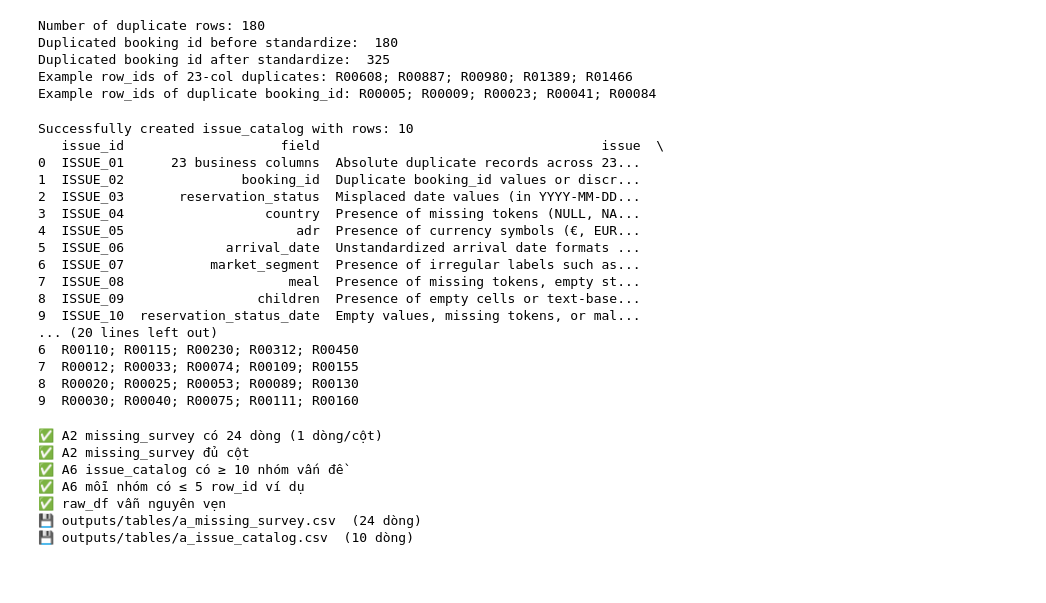
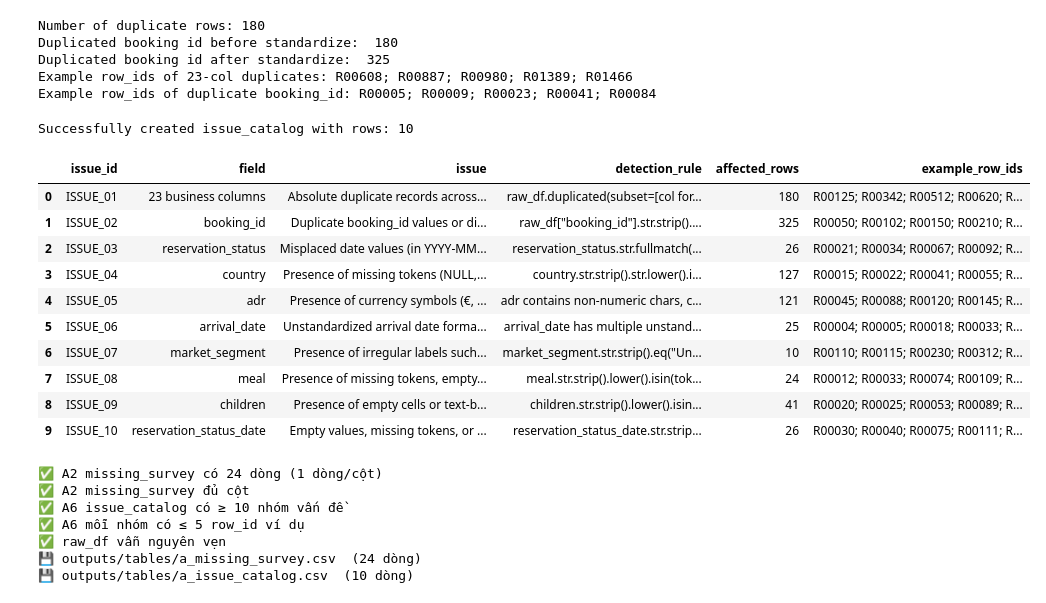
Before and after one commit to hanhathuy/hotel-booking-analysis, a Jupyter notebook: hotel_student_starter.ipynb, the cells around one changed output. Saved outputs shown, nothing was run; the diff lists cells and outputs as text; code cells hidden in the pictures; blank space fills up the shorter version.

```diff
--- a/hotel_student_starter.ipynb
+++ b/hotel_student_starter.ipynb
@@ -711,50 +711,47 @@ issues = [
     {
         'issue_id': 'ISSUE_08',
         'field': 'meal',
         'issue': 'Presence of missing tokens, empty strings, or "Undefined" labels (which structurally equate to SC)',
         'detection_rule': 'meal.str.strip().lower().isin(tokens_lower) or meal.eq("")',
         'affected_rows': 24,
         'example_row_ids': 'R00012; R00033; R00074; R00109; R00155'
     },
     {
         'issue_id': 'ISSUE_09',
         'field': 'children',
         'issue': 'Presence of empty cells or text-based missing tokens instead of numeric integer values',
         'detection_rule': 'children.str.strip().lower().isin(tokens_lower) or children.eq("")',
         'affected_rows': 41,
         'example_row_ids': 'R00020; R00025; R00053; R00089; R00130'
     },
     {
         'issue_id': 'ISSUE_10',
         'field': 'reservation_status_date',
         'issue': 'Empty values, missing tokens, or malformed formats within the reservation status update date column',
         'detection_rule': 'reservation_status_date.str.strip().eq("") or missing tokens',
         'affected_rows': 26,
         'example_row_ids': 'R00030; R00040; R00075; R00111; R00160'
     }
 ]
 
 issue_catalog = pd.DataFrame(issues)
 print("Successfully created issue_catalog with rows:", len(issue_catalog))
-print(issue_catalog)
+
+pd.set_option('display.max_colwidth', None)
+display(issue_catalog)
 # %% [output]
 Successfully created issue_catalog with rows: 10
-   issue_id                    field                                    issue  \
-0  ISSUE_01      23 business columns  Absolute duplicate records across 23...
-1  ISSUE_02               booking_id  Duplicate booking_id values or discr...
-2  ISSUE_03       reservation_status  Misplaced date values (in YYYY-MM-DD...
-3  ISSUE_04                  country  Presence of missing tokens (NULL, NA...
-4  ISSUE_05                      adr  Presence of currency symbols (€, EUR...
-5  ISSUE_06             arrival_date  Unstandardized arrival date formats ...
-6  ISSUE_07           market_segment  Presence of irregular labels such as...
-7  ISSUE_08                     meal  Presence of missing tokens, empty st...
-8  ISSUE_09                 children  Presence of empty cells or text-base...
-9  ISSUE_10  reservation_status_date  Empty values, missing tokens, or mal...
-... (20 lines left out)
-6  R00110; R00115; R00230; R00312; R00450
-7  R00012; R00033; R00074; R00109; R00155
-8  R00020; R00025; R00053; R00089; R00130
-9  R00030; R00040; R00075; R00111; R00160
+|  | issue_id | field | issue | detection_rule | affected_rows | example_row_ids |
+| 0 | ISSUE_01 | 23 business columns | Absolute duplicate records across... | raw_df.duplicated(subset=[col for... | 180 | R00125; R00342; R00512; R00620; R... |
+| 1 | ISSUE_02 | booking_id | Duplicate booking_id values or di... | raw_df["booking_id"].str.strip().... | 325 | R00050; R00102; R00150; R00210; R... |
+| 2 | ISSUE_03 | reservation_status | Misplaced date values (in YYYY-MM... | reservation_status.str.fullmatch(... | 26 | R00021; R00034; R00067; R00092; R... |
+| 3 | ISSUE_04 | country | Presence of missing tokens (NULL,... | country.str.strip().str.lower().i... | 127 | R00015; R00022; R00041; R00055; R... |
+| 4 | ISSUE_05 | adr | Presence of currency symbols (€, ... | adr contains non-numeric chars, c... | 121 | R00045; R00088; R00120; R00145; R... |
+| 5 | ISSUE_06 | arrival_date | Unstandardized arrival date forma... | arrival_date has multiple unstand... | 25 | R00004; R00005; R00018; R00033; R... |
+| 6 | ISSUE_07 | market_segment | Presence of irregular labels such... | market_segment.str.strip().eq("Un... | 10 | R00110; R00115; R00230; R00312; R... |
+| 7 | ISSUE_08 | meal | Presence of missing tokens, empty... | meal.str.strip().lower().isin(tok... | 24 | R00012; R00033; R00074; R00109; R... |
+| 8 | ISSUE_09 | children | Presence of empty cells or text-b... | children.str.strip().lower().isin... | 41 | R00020; R00025; R00053; R00089; R... |
+| 9 | ISSUE_10 | reservation_status_date | Empty values, missing tokens, or ... | reservation_status_date.str.strip... | 26 | R00030; R00040; R00075; R00111; R... |
 # %%
 # ✅ Tự kiểm tra giai đoạn A
 check('A2 missing_survey có 24 dòng (1 dòng/cột)', lambda: len(missing_survey) == 24)
```
Also changed, not shown: parts of 33 cells of this notebook, 1 other file.
